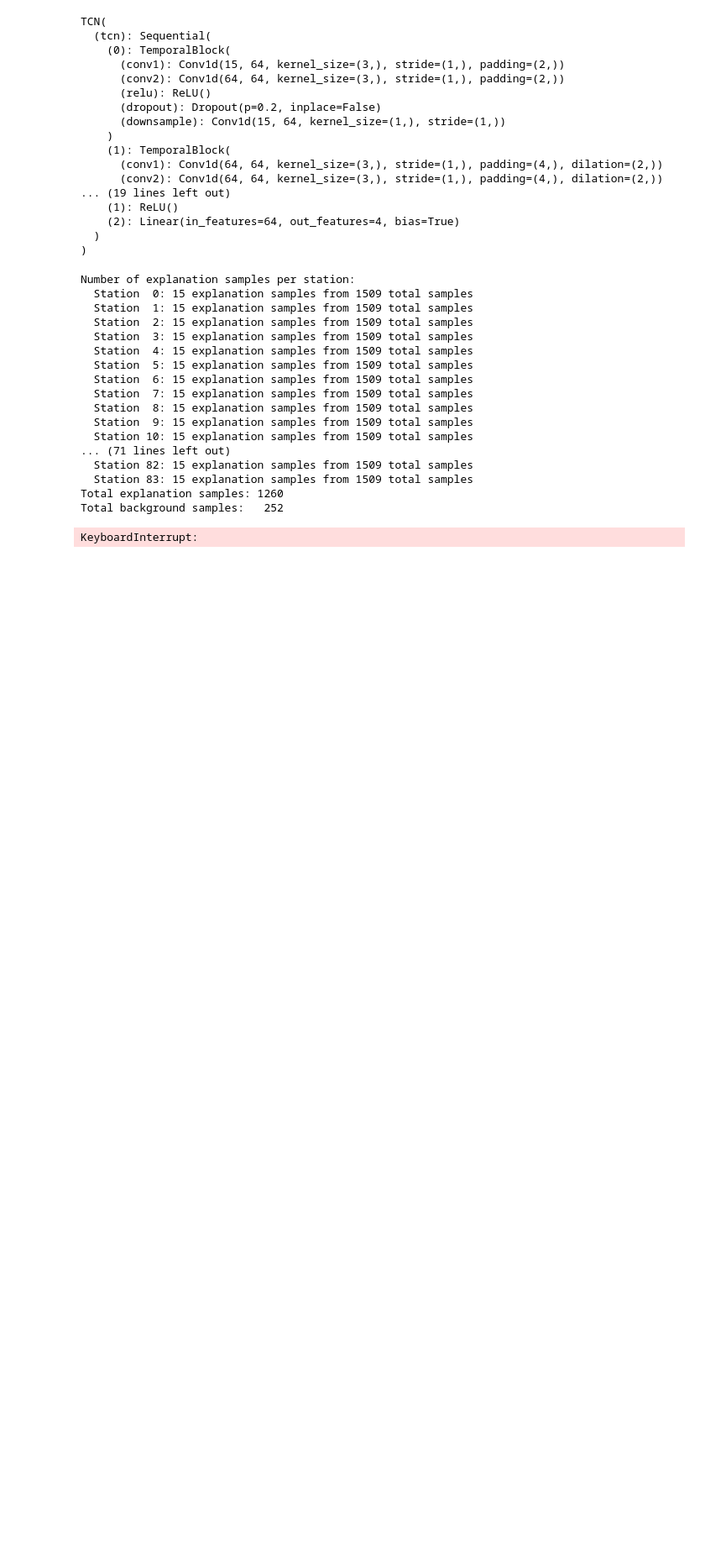
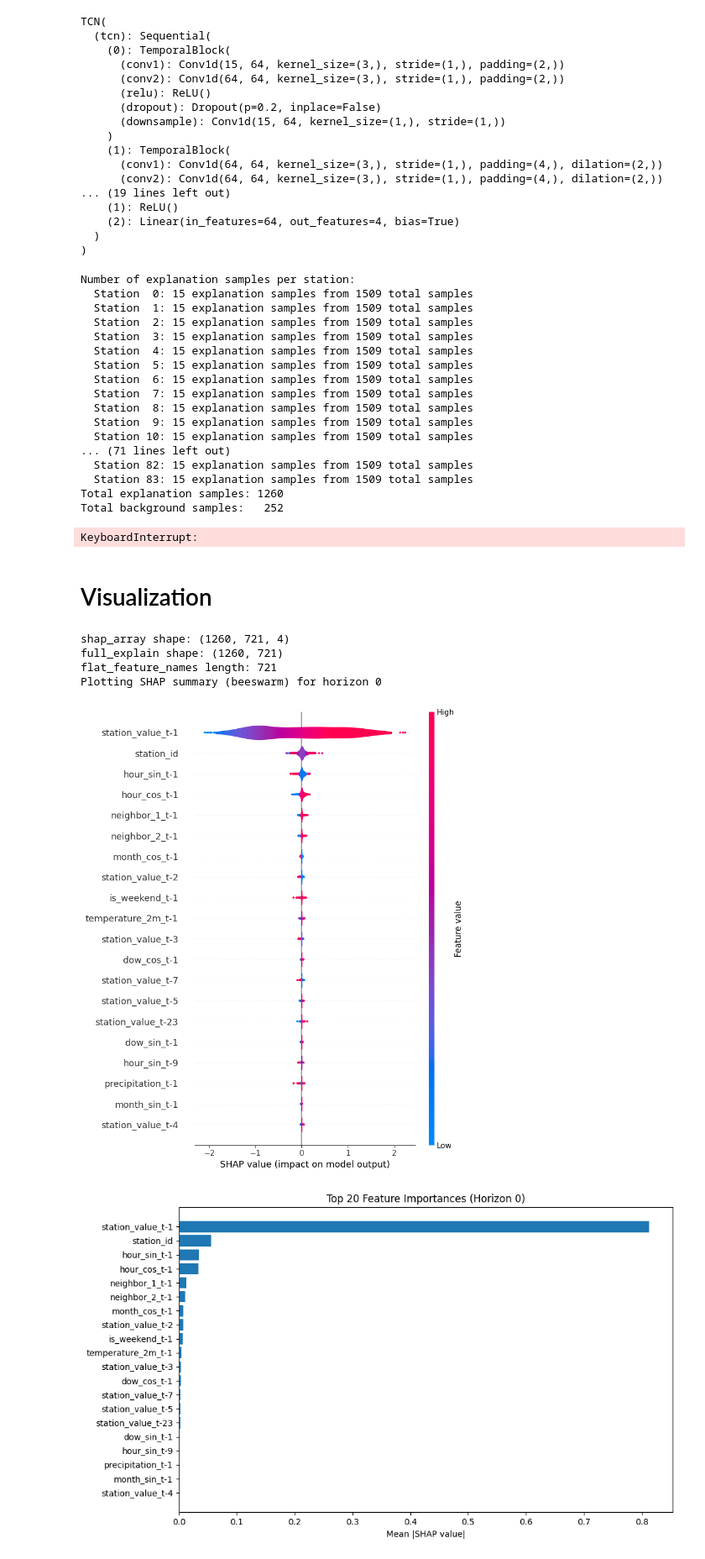
Before and after one commit to MAZI2/bicikelj-station-occupancy, a Jupyter notebook: workspace/shap.ipynb, the cells around one changed output. Shown at 84% size. Cells and saved outputs as stored; diff of their text form; code cells hidden in the pictures; blank space fills up the shorter version.

```diff
--- a/workspace/shap.ipynb
+++ b/workspace/shap.ipynb
@@ -437,3 +437,52 @@ Number of explanation samples per station:
 Total explanation samples: 1260
 Total background samples:   252
 KeyboardInterrupt:
+# %% [markdown]
+# Visualization
+# %%
+import numpy as np
+import matplotlib.pyplot as plt
+import shap
+
+# ---- LOAD ----
+data = np.load('shap_output_testset.npz', allow_pickle=True)
+shap_array = data['shap_array']           # (N_EXPLAIN, N_FEATURES, N_HORIZON)
+full_explain = data['full_explain']       # (N_EXPLAIN, N_FLAT_FEATURES)
+flat_feature_names = data['flat_feature_names']
+
+print("shap_array shape:", shap_array.shape)
+print("full_explain shape:", full_explain.shape)
+print("flat_feature_names length:", len(flat_feature_names))
+
+N_EXPLAIN, N_FEATURES, N_HORIZON = shap_array.shape
+
+# ---- Choose which horizon to visualize ----
+HORIZON = 0  # 0 for first step, 1 for second step, etc. (if you have multiple)
+shap_vals = shap_array[:, :, HORIZON]     # (N_EXPLAIN, N_FEATURES)
+
+# ---- SHAP summary plot (beeswarm) ----
+print("Plotting SHAP summary (beeswarm) for horizon", HORIZON)
+shap.summary_plot(
+    shap_vals,
+    features=full_explain,
+    feature_names=flat_feature_names,
+    plot_type='violin',  # or 'dot'
+    max_display=20
+)
+
+# ---- Mean absolute SHAP value (bar plot) ----
+mean_abs_shap = np.abs(shap_vals).mean(axis=0)
+sorted_idx = np.argsort(mean_abs_shap)[::-1]
+plt.figure(figsize=(10, 6))
+plt.barh([flat_feature_names[i] for i in sorted_idx[:20]][::-1], mean_abs_shap[sorted_idx[:20]][::-1])
+plt.xlabel('Mean |SHAP value|')
+plt.title(f'Top 20 Feature Importances (Horizon {HORIZON})')
+plt.tight_layout()
+plt.show()
+# %% [output]
+shap_array shape: (1260, 721, 4)
+full_explain shape: (1260, 721)
+flat_feature_names length: 721
+Plotting SHAP summary (beeswarm) for horizon 0
+[figure, added]
+[figure, added]
```
Also changed, not shown: 18 other files.
